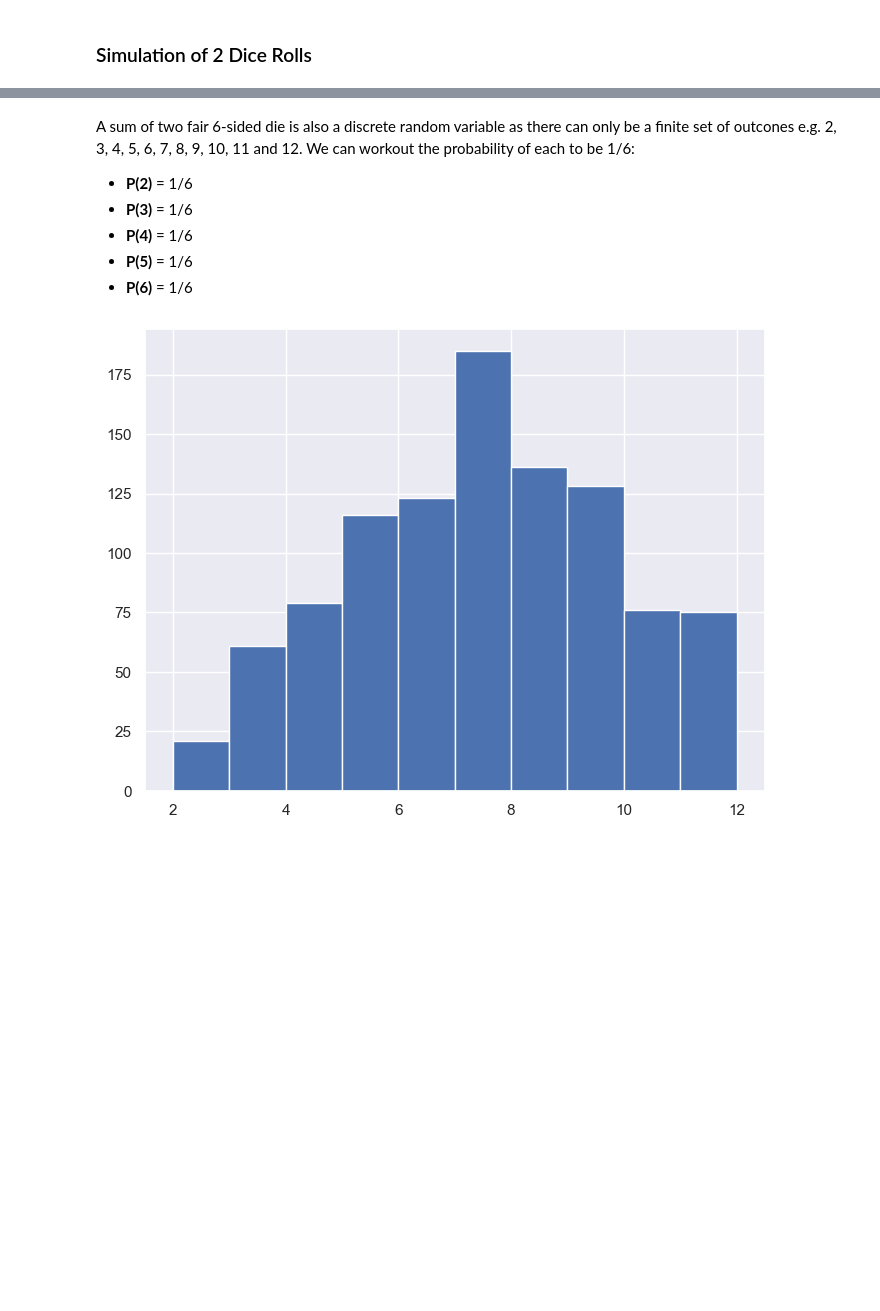
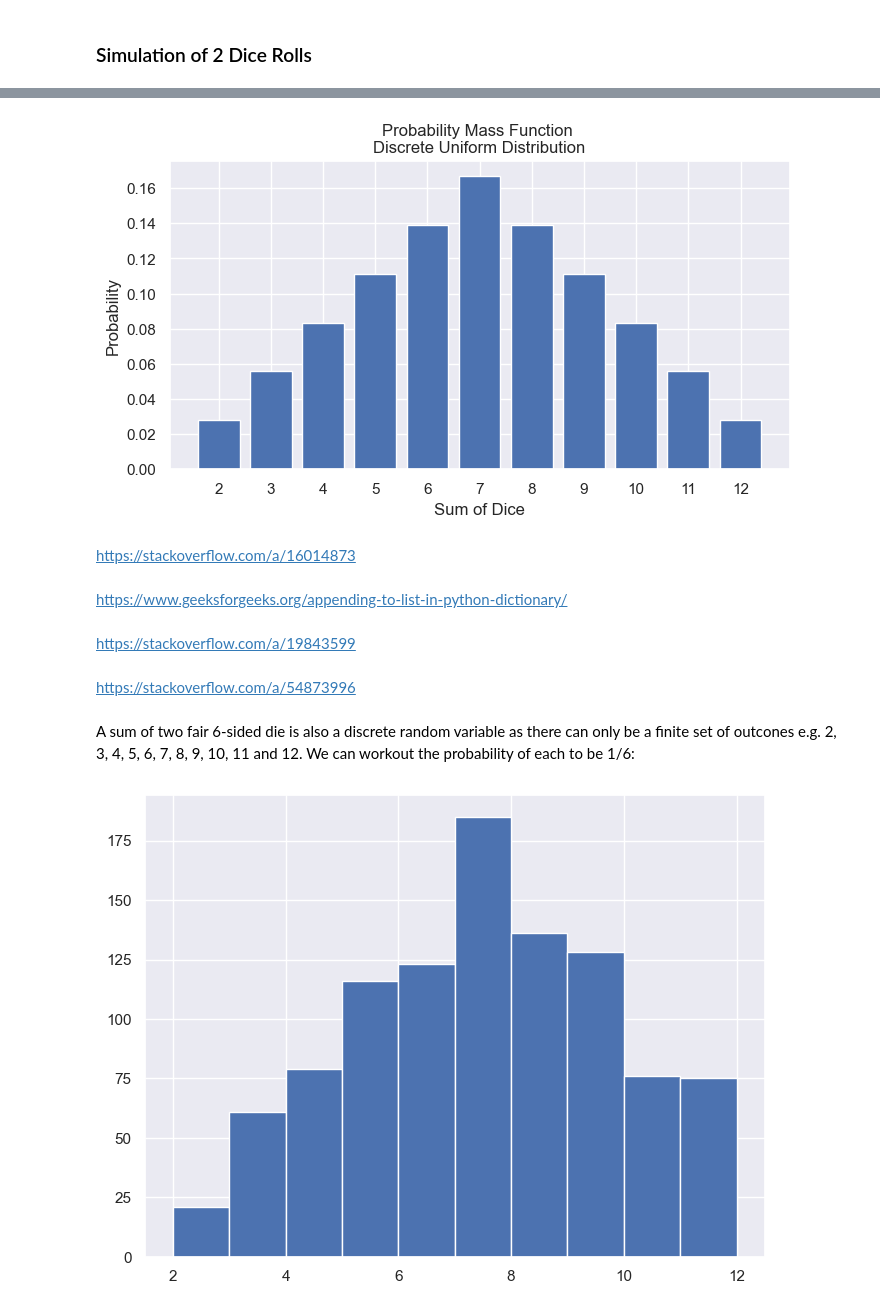
Before and after one commit to ShaneOG2/fund-data-analysis-assessment, a Jupyter notebook: Practicals/Normal Distribution Notebook.ipynb, the cells around one changed output, grey strips where cells are left out. Drawn from its saved outputs; the diff is of its cells as text; code cells hidden in the pictures; blank space fills up the shorter version.

Commit message:
Did CLT dice examples.

```diff
--- a/Practicals/Normal Distribution Notebook.ipynb
+++ b/Practicals/Normal Distribution Notebook.ipynb
@@ -640,2 +640,14 @@ ax3.title.set_text('Mean of 10,000 Dice Rolls');
 # %% [markdown]
 ### Simulation of 2 Dice Rolls ###
+# %%
+two_dice = {2:[], 3:[], 4:[], 5:[], 6:[], 7:[], 8:[], 9:[], 10:[], 11:[], 12:[]}
+two_dice_sums = two_dice.copy()
+two_dice_props = two_dice.copy()
+# %%
+import itertools
+
+poss = list(itertools.product(range(1,7), repeat=2))
+for i in range(len(poss)):
+    #two_dice.update({sum(p):p})
+    two_dice[sum(poss[i])] += [poss[i]]
+two_dice
@@ -641,0 +666,8 @@ ax3.title.set_text('Mean of 10,000 Dice Rolls');
+# %%
+total = 0
+for key, value in two_dice.items():
+    Sum =  sum(1 for v in value if v)
+    two_dice_sums[key] = Sum
+    total += Sum
+
+two_dice_sums
@@ -641,0 +680,6 @@ ax3.title.set_text('Mean of 10,000 Dice Rolls');
+# %%
+for key, value in two_dice_sums.items():
+    prop = value / total
+    two_dice_props[key] = round(prop, 3)
+
+two_dice_props
@@ -642,11 +698,22 @@ ax3.title.set_text('Mean of 10,000 Dice Rolls');
+# %%
+fig, ax = plt.subplots(figsize=(8,4))
+ax.set_xlabel("Sum of Dice")
+ax.set_ylabel("Probability")
+ax.set_title("Probability Mass Function \nDiscrete Uniform Distribution")
+plt.bar(range(len(two_dice_props)), list(two_dice_props.values()), align='center')
+plt.xticks(range(len(two_dice_props)), list(two_dice_props.keys()));
+# %% [output]
+[figure, added]
+# %% [markdown]
+https://stackoverflow.com/a/16014873
+# %% [markdown]
+https://www.geeksforgeeks.org/appending-to-list-in-python-dictionary/
+# %% [markdown]
+https://stackoverflow.com/a/19843599
+# %% [markdown]
+https://stackoverflow.com/a/54873996
 # %% [markdown]
 A sum of two fair 6-sided die is also a discrete random variable as there can only be a finite set of outcones e.g. 2, 3, 4, 5, 6, 7, 8, 9, 10, 11 and 12. We can workout the probability of each to be 1/6:
-
-- **P(2)** = 1/6
-- **P(3)** = 1/6
-- **P(4)** = 1/6
-- **P(5)** = 1/6
-- **P(6)** = 1/6
 # %%
 dice1 = np.random.randint(1, 7, 1000)
 dice2 = np.random.randint(1, 7, 1000)
```
Also changed, not shown: parts of 7 cells of this notebook.
